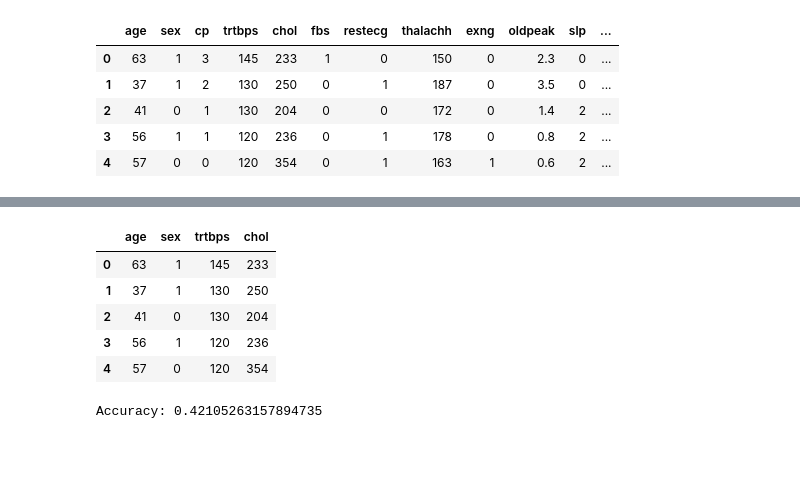
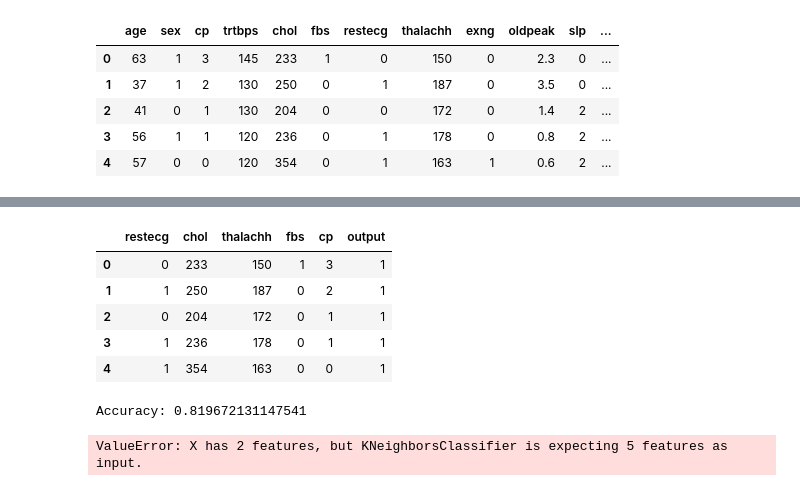
Before and after one commit to pKay-hash/CS412HeartAttack, a Jupyter notebook: habeeb_KNN_eda.ipynb, the cells around one changed output, grey strips where cells are left out. Cells and saved outputs as stored; diff of their text form; code cells hidden in the pictures; blank space fills up the shorter version.

```diff
--- a/habeeb_KNN_eda.ipynb
+++ b/habeeb_KNN_eda.ipynb
@@ -22,24 +45,23 @@ dataframe.head()
 # %%
-df1 = dataframe.iloc[:, [0, 1]]
-df2 = dataframe.iloc[:, [3, 4]]
+features = dataframe.loc[:, ['restecg', 'chol', 'thalachh', 'fbs', 'cp']]
+true_values = dataframe.iloc[:, [13]]
 
-combined = pd.concat([df1, df2], axis=1, sort=False)
+combined = pd.concat([features, true_values], axis=1, sort=False)
 df_array = combined.to_numpy()
 
 combined.head()
 # %% [output]
-|  | age | sex | trtbps | chol |
-| 0 | 63 | 1 | 145 | 233 |
-| 1 | 37 | 1 | 130 | 250 |
-| 2 | 41 | 0 | 130 | 204 |
-| 3 | 56 | 1 | 120 | 236 |
-| 4 | 57 | 0 | 120 | 354 |
+|  | restecg | chol | thalachh | fbs | cp | output |
+| 0 | 0 | 233 | 150 | 1 | 3 | 1 |
+| 1 | 1 | 250 | 187 | 0 | 2 | 1 |
+| 2 | 0 | 204 | 172 | 0 | 1 | 1 |
+| 3 | 1 | 236 | 178 | 0 | 1 | 1 |
+| 4 | 1 | 354 | 163 | 0 | 0 | 1 |
 # %%
-X = df_array[:, 2:4]
-y = df_array[:, 2]
+X = df_array[:, 0:5]
+y = df_array[:, 5]
 
-X_train, X_test, y_train, y_test = train_test_split(X, y, test_size=0.5, random_state=42)
-
+X_train, X_test, y_train, y_test = train_test_split(X, y, test_size=0.2, random_state=42)
 
 scaler = StandardScaler()
 X_train_scaled = scaler.fit_transform(X_train)
@@ -48,7 +70,6 @@ X_test_scaled = scaler.transform(X_test)
 # Initialize the KNN classifier
 k = 5  # Number of neighbors
 knn_classifier = KNeighborsClassifier(n_neighbors=k)
-
 
 # Train the classifier
 knn_classifier.fit(X_train_scaled, y_train)
@@ -60,4 +81,25 @@ y_pred = knn_classifier.predict(X_test_scaled)
 accuracy = knn_classifier.score(X_test_scaled, y_test)
 print("Accuracy:", accuracy)
 # %% [output]
-Accuracy: 0.42105263157894735
+Accuracy: 0.819672131147541
+# %%
+h = 0.02  # step size in the mesh
+x_min, x_max = X[:, 0].min() - 1, X[:, 0].max() + 1
+y_min, y_max = X[:, 1].min() - 1, X[:, 1].max() + 1
+xx, yy = np.meshgrid(np.arange(x_min, x_max, h),
+                     np.arange(y_min, y_max, h))
+Z = knn_classifier.predict(np.c_[xx.ravel(), yy.ravel()])
+
+# Put the result into a color plot
+Z = Z.reshape(xx.shape)
+plt.figure(figsize=(8, 6))
+plt.contourf(xx, yy, Z, alpha=0.8, cmap=plt.cm.Paired)
+
+# Plot the training points
+plt.scatter(X[:, 0], X[:, 1], c=y, edgecolors='k', cmap=plt.cm.Paired)
+plt.xlabel('Feature 1')
+plt.ylabel('Feature 2')
+plt.title('KNN Decision Boundaries (k={})'.format(k))
+plt.show()
+# %% [output]
+ValueError: X has 2 features, but KNeighborsClassifier is expecting 5 features as input.
```
Also changed, not shown: parts of 6 cells of this notebook, 2 other files.
